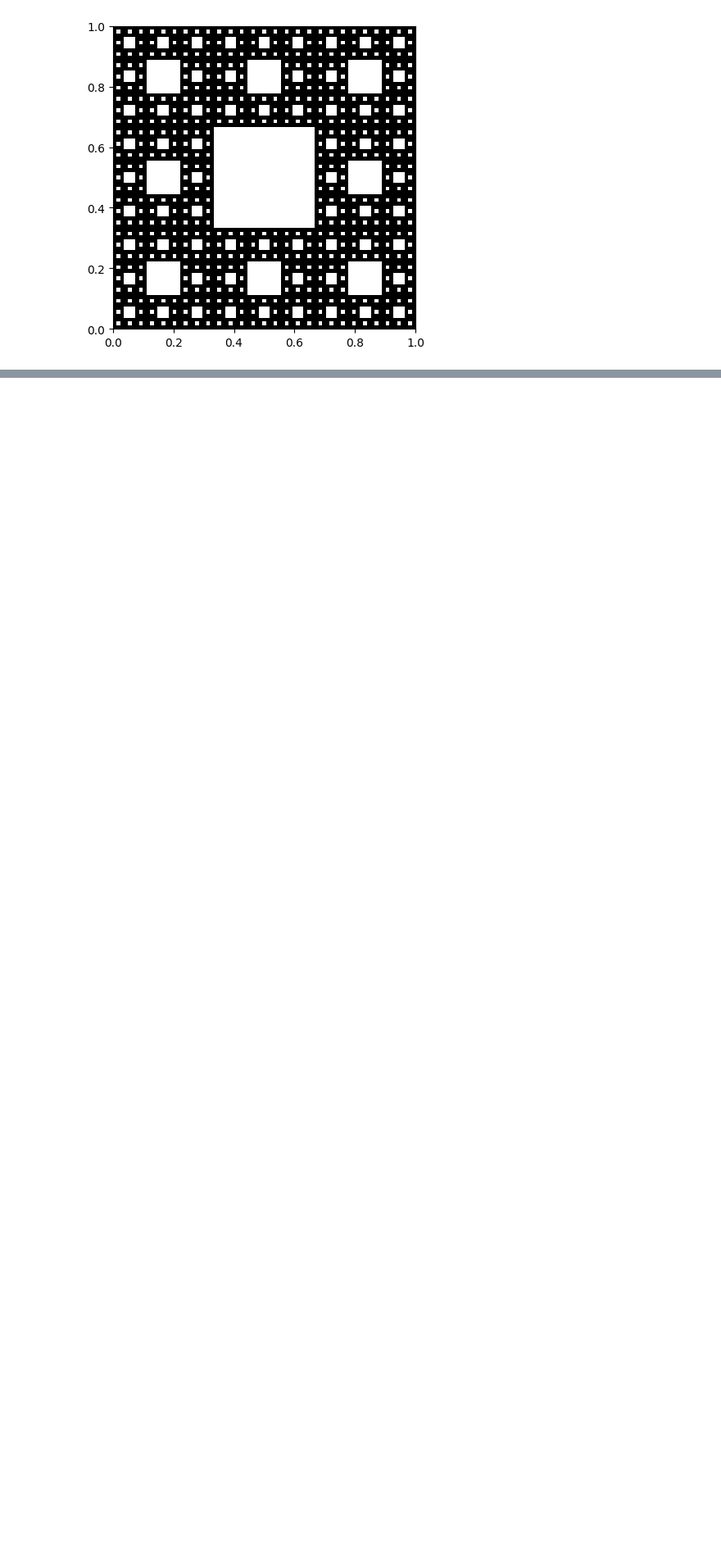
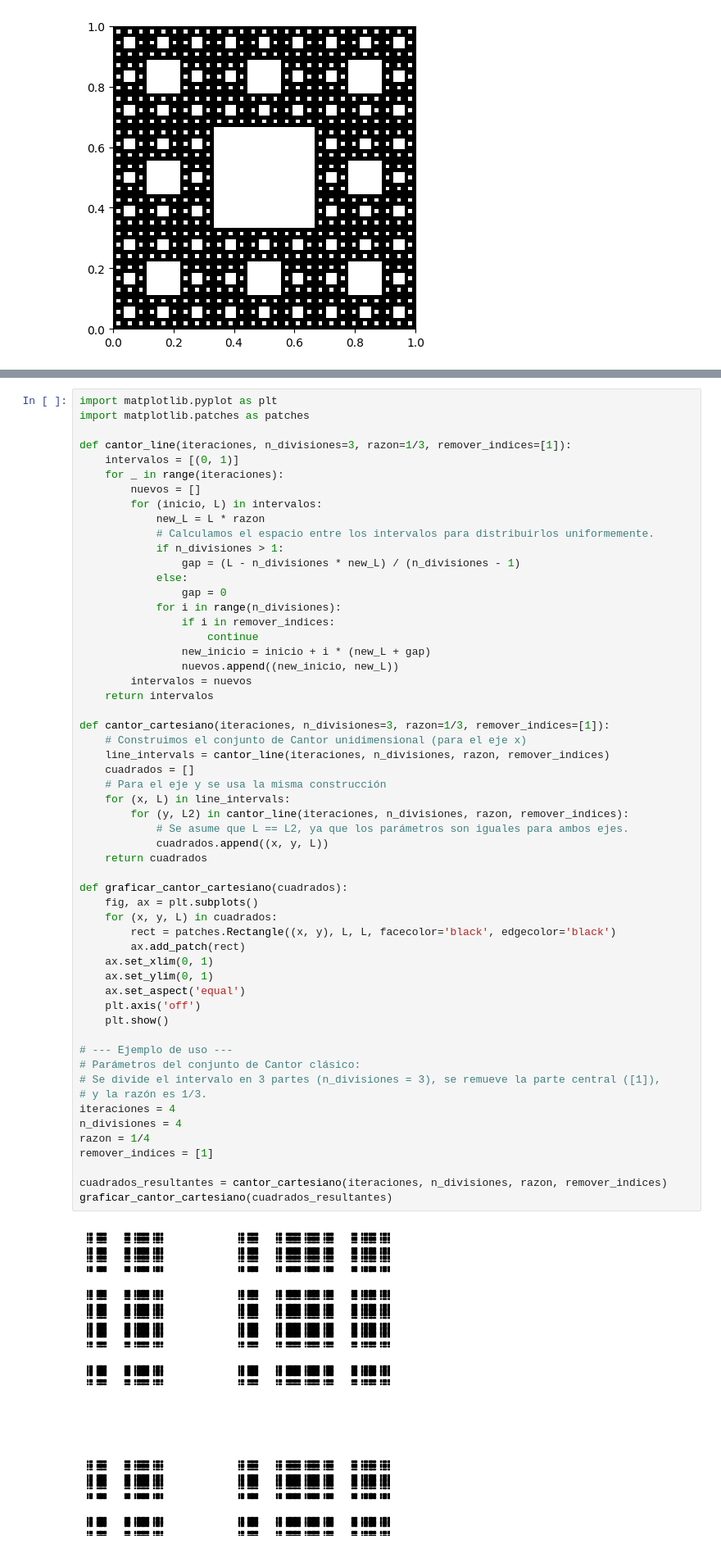
Before and after one commit to MiluEnAlmibar/Fractales, a Jupyter notebook: python/practica1.ipynb, the cells around one changed output, grey strips where cells are left out. Shown: that part at 82% size. Drawn from its saved outputs; the diff is of its cells as text; blank space fills up the shorter version.

```diff
--- a/python/practica1.ipynb
+++ b/python/practica1.ipynb
@@ -396,0 +451,58 @@ graficar_alfombra(cuadrados)
+# %%
+import matplotlib.pyplot as plt
+import matplotlib.patches as patches
+
+def cantor_line(iteraciones, n_divisiones=3, razon=1/3, remover_indices=[1]):
+    intervalos = [(0, 1)]
+    for _ in range(iteraciones):
+        nuevos = []
+        for (inicio, L) in intervalos:
+            new_L = L * razon
+            # Calculamos el espacio entre los intervalos para distribuirlos uniformemente.
+            if n_divisiones > 1:
+                gap = (L - n_divisiones * new_L) / (n_divisiones - 1)
+            else:
+                gap = 0
+            for i in range(n_divisiones):
+                if i in remover_indices:
+                    continue
+                new_inicio = inicio + i * (new_L + gap)
+                nuevos.append((new_inicio, new_L))
+        intervalos = nuevos
+    return intervalos
+
+def cantor_cartesiano(iteraciones, n_divisiones=3, razon=1/3, remover_indices=[1]):
+    # Construimos el conjunto de Cantor unidimensional (para el eje x)
+    line_intervals = cantor_line(iteraciones, n_divisiones, razon, remover_indices)
+    cuadrados = []
+    # Para el eje y se usa la misma construcción
+    for (x, L) in line_intervals:
+        for (y, L2) in cantor_line(iteraciones, n_divisiones, razon, remover_indices):
+            # Se asume que L == L2, ya que los parámetros son iguales para ambos ejes.
+            cuadrados.append((x, y, L))
+    return cuadrados
+
+def graficar_cantor_cartesiano(cuadrados):
+    fig, ax = plt.subplots()
+    for (x, y, L) in cuadrados:
+        rect = patches.Rectangle((x, y), L, L, facecolor='black', edgecolor='black')
+        ax.add_patch(rect)
+    ax.set_xlim(0, 1)
+    ax.set_ylim(0, 1)
+    ax.set_aspect('equal')
+    plt.axis('off')
+    plt.show()
+
+# --- Ejemplo de uso ---
+# Parámetros del conjunto de Cantor clásico:
+# Se divide el intervalo en 3 partes (n_divisiones = 3), se remueve la parte central ([1]),
+# y la razón es 1/3.
+iteraciones = 4
+n_divisiones = 4
+razon = 1/4
+remover_indices = [1]
+
+cuadrados_resultantes = cantor_cartesiano(iteraciones, n_divisiones, razon, remover_indices)
+graficar_cantor_cartesiano(cuadrados_resultantes)
+# %% [output]
+[figure, added]
```
Also changed, not shown: parts of 2 cells of this notebook.
